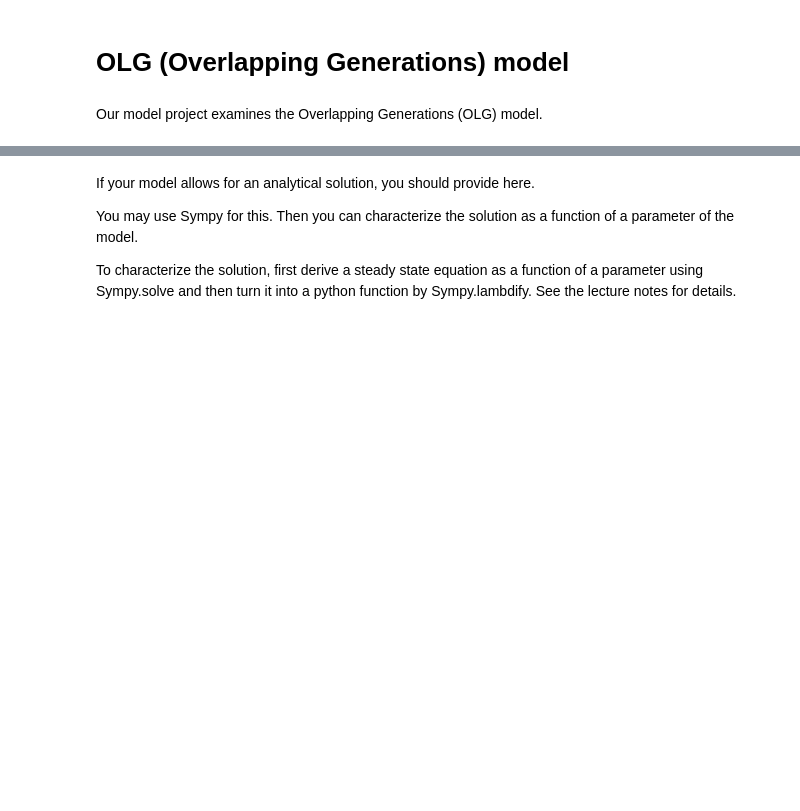
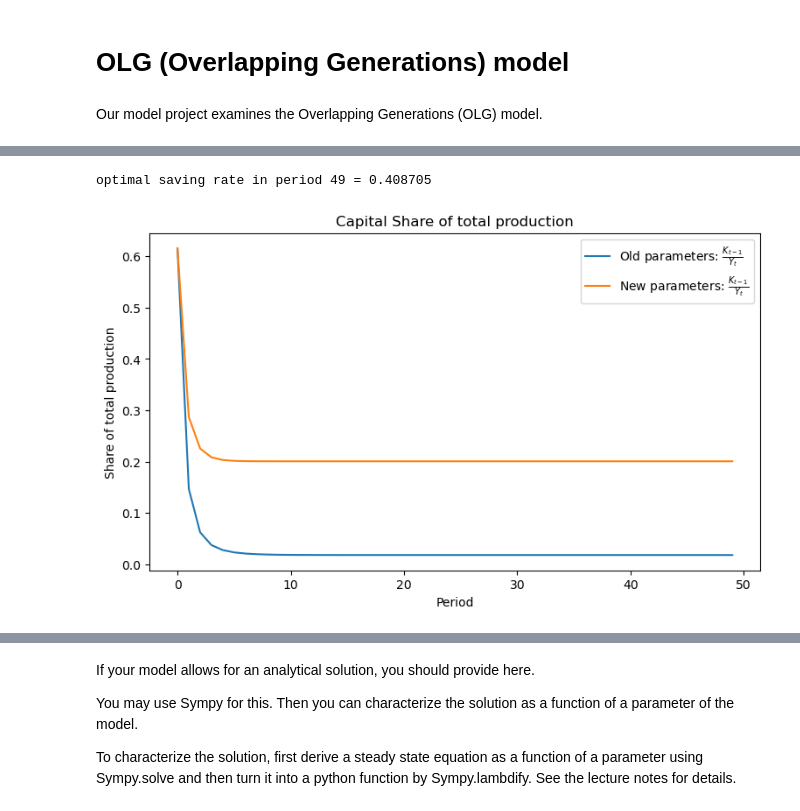
Before and after one commit to NumEconCopenhagen/projects-2023-3500, a Jupyter notebook: modelproject/modelproject.ipynb, the cells around one changed output, grey strips where cells are left out. Cells and saved outputs as stored; diff of their text form; code cells hidden in the pictures; blank space fills up the shorter version.

```diff
--- a/modelproject/modelproject.ipynb
+++ b/modelproject/modelproject.ipynb
@@ -88,0 +188,30 @@ NameError: name 'simulate_before_s' is not defined
+# %%
+# Setting new parameters
+
+# i. households
+model.par.sigma = 1.75 # CRRA coefficient - Decreased by 0.25
+model.par.beta = 0.8 # Discount factor - Increased denominator by 0.15
+
+# ii. firms
+model.par.alpha = 0.30 # Capital weight - Decreased by 0.2
+model.par.theta = 0.1 # Substitution parameter - Setting the value at 0.1
+model.par.delta = 0.30 # Depreciation rate - Decreased by 0.2
+
+# iii. government
+model.par.tau_w = 0.25 # Labor income tax - Decreased by 10 pct.
+model.par.tau_r = 0.30 # Capital income tax - Increased by 10 pct.
+
+model.simulate(do_print=False)
+
+# b. plot the lagged capital share of income pre and post the parameter changes
+plt.figure(figsize=(9, 5))
+plt.plot(range(model.par.simT), K_lag_old/model.sim.Y, label=r"Old parameters: $\frac{K_{t-1}}{Y_t}$")
+plt.plot(range(model.par.simT), model.sim.K_lag/model.sim.Y, label=r"New parameters: $\frac{K_{t-1}}{Y_t}$")
+plt.xlabel("Period")
+plt.ylabel("Share of total production")
+plt.legend()
+plt.title("Capital Share of total production")
+plt.show()
+# %% [output]
+optimal saving rate in period 49 = 0.408705
+[figure, added]
```
Also changed, not shown: parts of 25 cells of this notebook.
